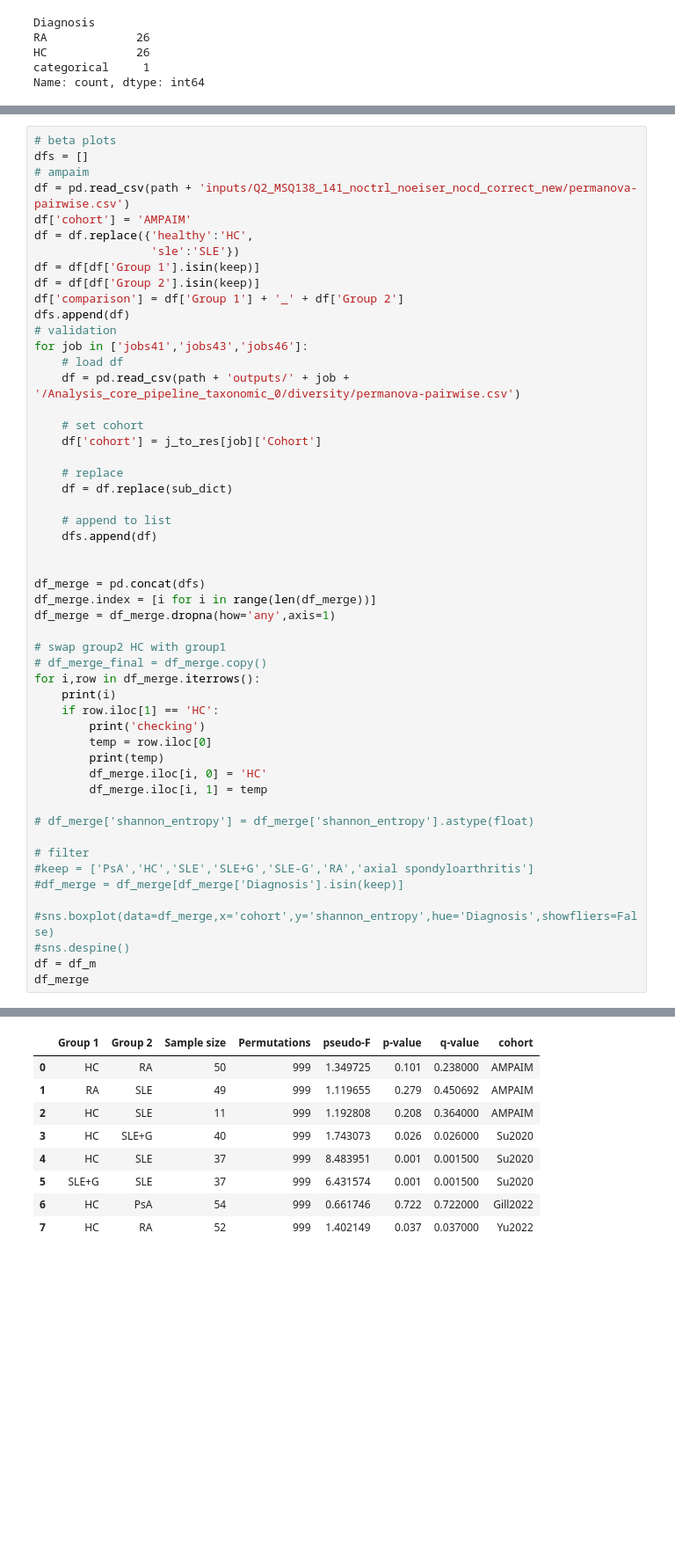
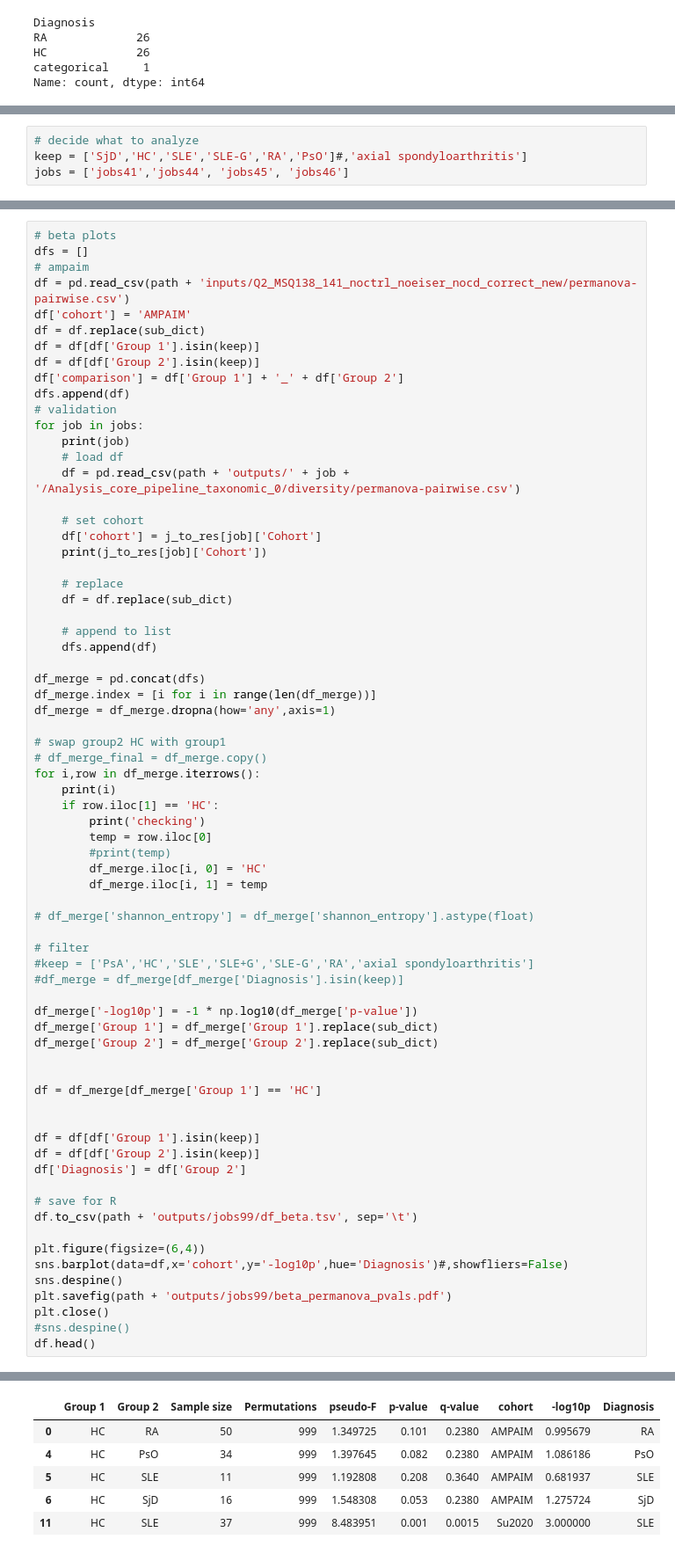
Before and after one commit to kbpi314/ampaim, a Jupyter notebook: code/ampaim_metaanalysis.ipynb, the cells around one changed output, grey strips where cells are left out. Shown at 88% size. Saved outputs shown, nothing was run; the diff lists cells and outputs as text; blank space fills up the shorter version.

```diff
--- a/code/ampaim_metaanalysis.ipynb
+++ b/code/ampaim_metaanalysis.ipynb
@@ -321 +304,5 @@ print(len(df))
+# %%
+# decide what to analyze
+keep = ['SjD','HC','SLE','SLE-G','RA','PsO']#,'axial spondyloarthritis']
+jobs = ['jobs41','jobs44', 'jobs45', 'jobs46']
 # %%
@@ -378,26 +382,26 @@ dfs = []
 # ampaim
 df = pd.read_csv(path + 'inputs/Q2_MSQ138_141_noctrl_noeiser_nocd_correct_new/permanova-pairwise.csv')
 df['cohort'] = 'AMPAIM'
-df = df.replace({'healthy':'HC',
-                 'sle':'SLE'})
+df = df.replace(sub_dict)
 df = df[df['Group 1'].isin(keep)]
 df = df[df['Group 2'].isin(keep)]
 df['comparison'] = df['Group 1'] + '_' + df['Group 2']
 dfs.append(df)
 # validation
-for job in ['jobs41','jobs43','jobs46']:
+for job in jobs:
+    print(job)
     # load df
     df = pd.read_csv(path + 'outputs/' + job + '/Analysis_core_pipeline_taxonomic_0/diversity/permanova-pairwise.csv')
 
     # set cohort
     df['cohort'] = j_to_res[job]['Cohort']
+    print(j_to_res[job]['Cohort'])
 
     # replace
     df = df.replace(sub_dict)
 
     # append to list
     dfs.append(df)
-
 
 df_merge = pd.concat(dfs)
 df_merge.index = [i for i in range(len(df_merge))]
@@ -410,7 +414,7 @@ for i,row in df_merge.iterrows():
     if row.iloc[1] == 'HC':
         print('checking')
         temp = row.iloc[0]
-        print(temp)
+        #print(temp)
         df_merge.iloc[i, 0] = 'HC'
         df_merge.iloc[i, 1] = temp
 
@@ -420,8 +424,26 @@ for i,row in df_merge.iterrows():
 #keep = ['PsA','HC','SLE','SLE+G','SLE-G','RA','axial spondyloarthritis']
 #df_merge = df_merge[df_merge['Diagnosis'].isin(keep)]
 
-#sns.boxplot(data=df_merge,x='cohort',y='shannon_entropy',hue='Diagnosis',showfliers=False)
+df_merge['-log10p'] = -1 * np.log10(df_merge['p-value'])
+df_merge['Group 1'] = df_merge['Group 1'].replace(sub_dict)
+df_merge['Group 2'] = df_merge['Group 2'].replace(sub_dict)
+
+
+df = df_merge[df_merge['Group 1'] == 'HC']
+
+
+df = df[df['Group 1'].isin(keep)]
+df = df[df['Group 2'].isin(keep)]
+df['Diagnosis'] = df['Group 2']
+
+# save for R
+df.to_csv(path + 'outputs/jobs99/df_beta.tsv', sep='\t')
+
+plt.figure(figsize=(6,4))
+sns.barplot(data=df,x='cohort',y='-log10p',hue='Diagnosis')#,showfliers=False)
+sns.despine()
+plt.savefig(path + 'outputs/jobs99/beta_permanova_pvals.pdf')
+plt.close()
 #sns.despine()
-df = df_m
-df_merge
+df.head()
 # %% [output]
@@ -440,9 +467,6 @@ PsA
-|  | Group 1 | Group 2 | Sample size | Permutations | pseudo-F | p-value | q-value | cohort |
-| 0 | HC | RA | 50 | 999 | 1.349725 | 0.101 | 0.238000 | AMPAIM |
-| 1 | RA | SLE | 49 | 999 | 1.119655 | 0.279 | 0.450692 | AMPAIM |
-| 2 | HC | SLE | 11 | 999 | 1.192808 | 0.208 | 0.364000 | AMPAIM |
-| 3 | HC | SLE+G | 40 | 999 | 1.743073 | 0.026 | 0.026000 | Su2020 |
-| 4 | HC | SLE | 37 | 999 | 8.483951 | 0.001 | 0.001500 | Su2020 |
-| 5 | SLE+G | SLE | 37 | 999 | 6.431574 | 0.001 | 0.001500 | Su2020 |
-| 6 | HC | PsA | 54 | 999 | 0.661746 | 0.722 | 0.722000 | Gill2022 |
-| 7 | HC | RA | 52 | 999 | 1.402149 | 0.037 | 0.037000 | Yu2022 |
+|  | Group 1 | Group 2 | Sample size | Permutations | pseudo-F | p-value | q-value | cohort | -log10p | Diagnosis |
+| 0 | HC | RA | 50 | 999 | 1.349725 | 0.101 | 0.2380 | AMPAIM | 0.995679 | RA |
+| 4 | HC | PsO | 34 | 999 | 1.397645 | 0.082 | 0.2380 | AMPAIM | 1.086186 | PsO |
+| 5 | HC | SLE | 11 | 999 | 1.192808 | 0.208 | 0.3640 | AMPAIM | 0.681937 | SLE |
+| 6 | HC | SjD | 16 | 999 | 1.548308 | 0.053 | 0.2380 | AMPAIM | 1.275724 | SjD |
+| 11 | HC | SLE | 37 | 999 | 8.483951 | 0.001 | 0.0015 | Su2020 | 3.000000 | SLE |
```
Also changed, not shown: parts of 19 cells of this notebook, 12 other files.
